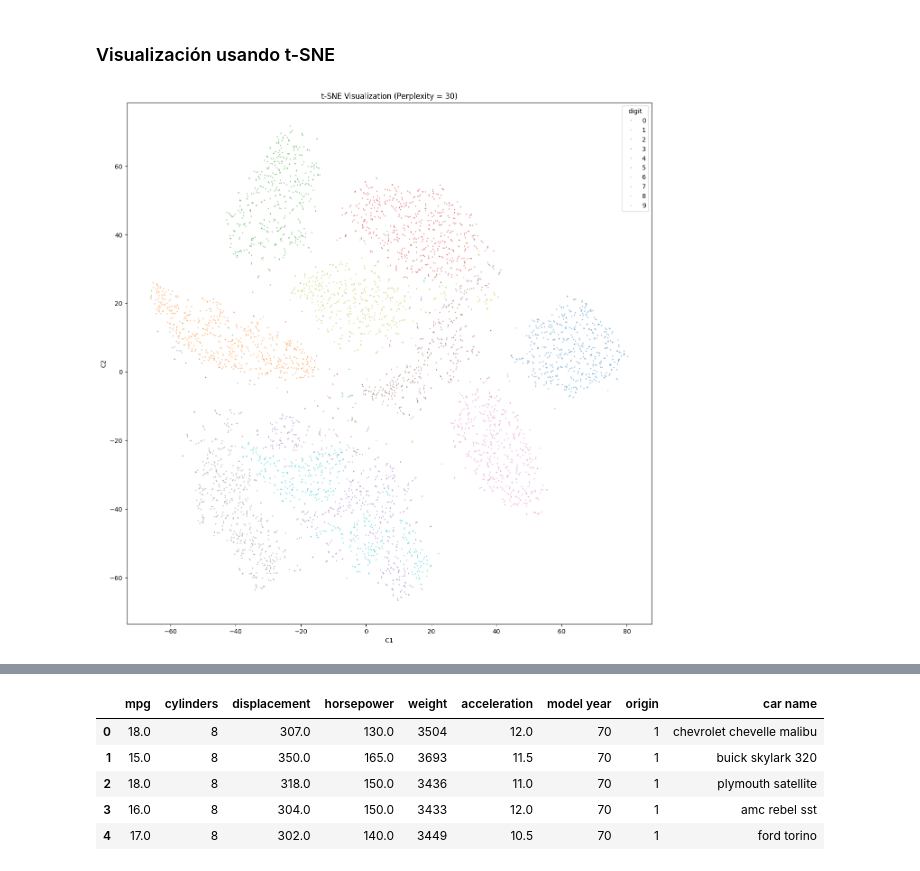
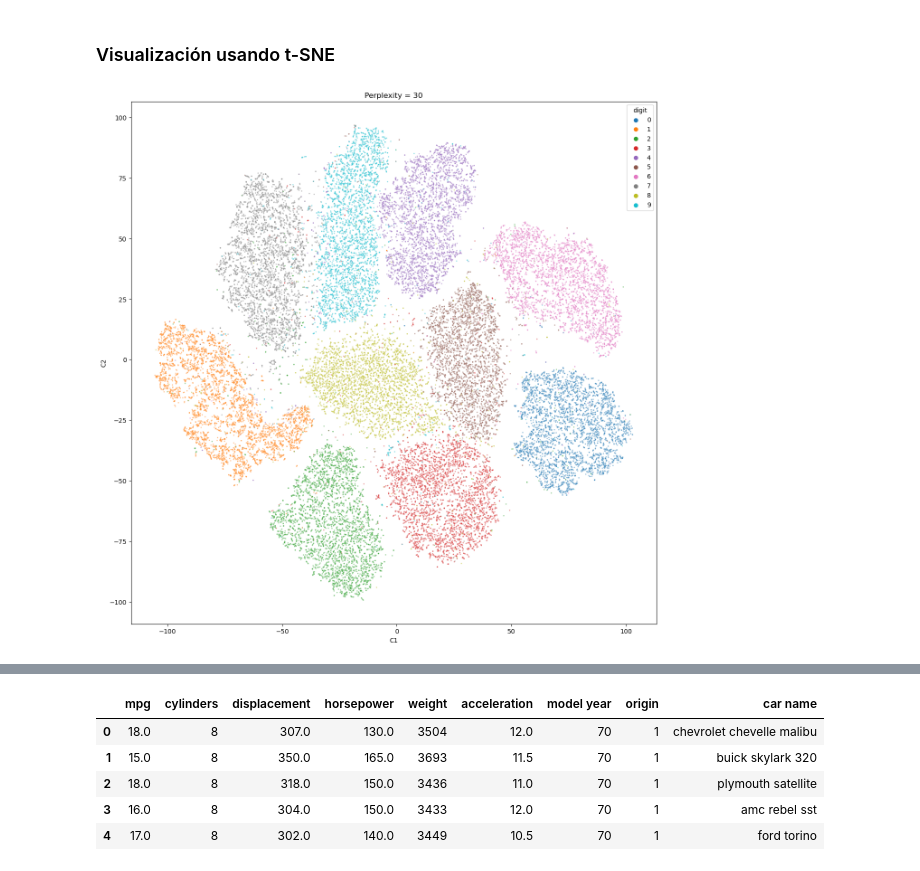
Before and after one commit to marsgr6/rna-online, a Jupyter notebook: ann_dnn.ipynb, the cells around one changed output, grey strips where cells are left out. Cells and saved outputs as stored; diff of their text form; code cells hidden in the pictures.

```diff
--- a/ann_dnn.ipynb
+++ b/ann_dnn.ipynb
@@ -662,30 +724,21 @@ ds["label"] = mnist_digits.label
 # %% [markdown]
 ### Visualización usando t-SNE
 # %%
-import pandas as pd
-import numpy as np
-import seaborn as sns
-import matplotlib.pyplot as plt
+%%time
 from sklearn.manifold import TSNE
 
-# Sample a subset of the data (e.g., 10,000 rows)
-sample_size = 5000
-ds_sampled = ds.sample(n=sample_size, random_state=42)
+plt.figure(figsize=(15,15))
+p = 30
+tsne = TSNE(n_components = 2, perplexity = p, random_state=0)
+tsne_results = tsne.fit_transform(ds.drop(columns="label"))
 
-# t-SNE
-plt.figure(figsize=(15, 15))
-p = 30
-tsne = TSNE(n_components=2, perplexity=p, random_state=0)
-tsne_results = tsne.fit_transform(ds_sampled.drop(columns="label"))
+tsne_results=pd.DataFrame(tsne_results, columns=['C1', 'C2'])
 
-# Organize results
-tsne_results = pd.DataFrame(tsne_results, columns=['C1', 'C2'])
-tsne_results['digit'] = pd.Categorical(ds_sampled.label)
+tsne_results['digit'] = pd.Categorical(ds.label)
 
-# Plot
 sns.scatterplot(data=tsne_results, x='C1', y='C2',
                 hue="digit", s=4, alpha=0.5)
-plt.title('t-SNE Visualization (Perplexity = ' + str(p) + ')')
+plt.title('Perplexity = '+ str(p))
 plt.show()
 # %% [output]
-[figure, old version]
+[figure, new version]
```
Also changed, not shown: parts of 35 cells of this notebook.
